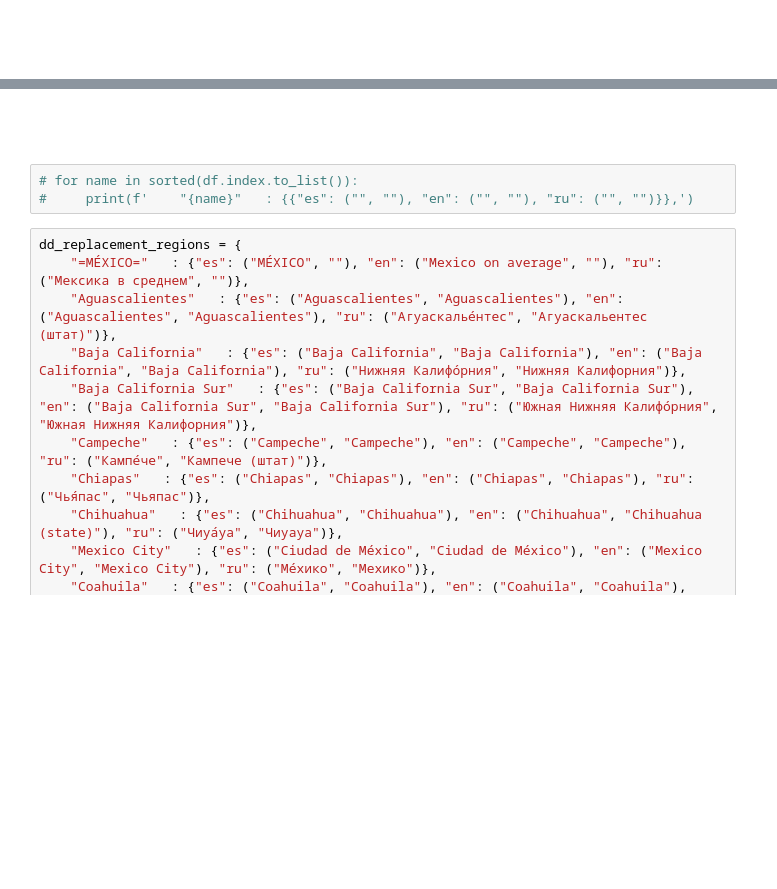
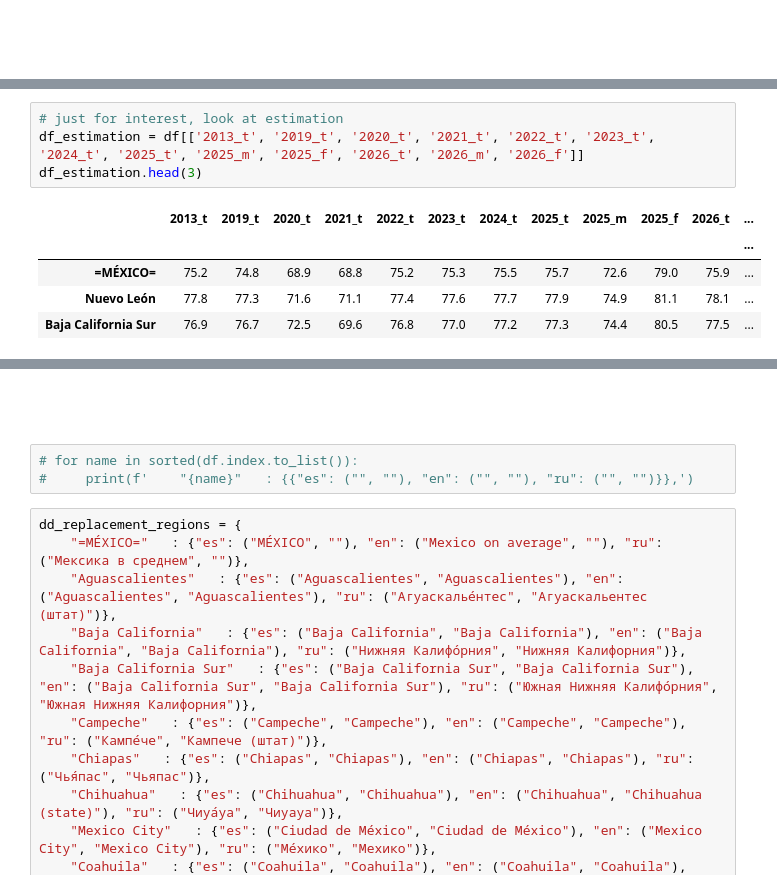
Before and after one commit to Lady3mlnm/Mini-programs-for-calculation-of-life-expectancy-in-countries, a Jupyter notebook: regions_Mexico/Mexican_table-2025.ipynb, the cells around one changed output, grey strips where cells are left out. Saved outputs shown, nothing was run; the diff lists cells and outputs as text; blank space fills up the shorter version.

```diff
--- a/regions_Mexico/Mexican_table-v2_&_v3.ipynb
+++ b/regions_Mexico/Mexican_table-2025.ipynb
@@ -84 +84,11 @@ df[[f'{year}_t' for year in range(2010, 2026)]].head(3)
+# %%
+# just for interest, look at estimation
+df_estimation = df[['2013_t', '2019_t', '2020_t', '2021_t', '2022_t', '2023_t', '2024_t', '2025_t', '2025_m', '2025_f', '2026_t', '2026_m', '2026_f']]
+df_estimation.head(3)
+# %% [output]
+|  | 2013_t | 2019_t | 2020_t | 2021_t | 2022_t | 2023_t | 2024_t | 2025_t | 2025_m | 2025_f | 2026_t | ... |
+|  |  |  |  |  |  |  |  |  |  |  |  | ... |
+| =MÉXICO= | 75.2 | 74.8 | 68.9 | 68.8 | 75.2 | 75.3 | 75.5 | 75.7 | 72.6 | 79.0 | 75.9 | ... |
+| Nuevo León | 77.8 | 77.3 | 71.6 | 71.1 | 77.4 | 77.6 | 77.7 | 77.9 | 74.9 | 81.1 | 78.1 | ... |
+| Baja California Sur | 76.9 | 76.7 | 72.5 | 69.6 | 76.8 | 77.0 | 77.2 | 77.3 | 74.4 | 80.5 | 77.5 | ... |
 # %%
```
Also changed, not shown: parts of 14 cells of this notebook, 11 other files.
